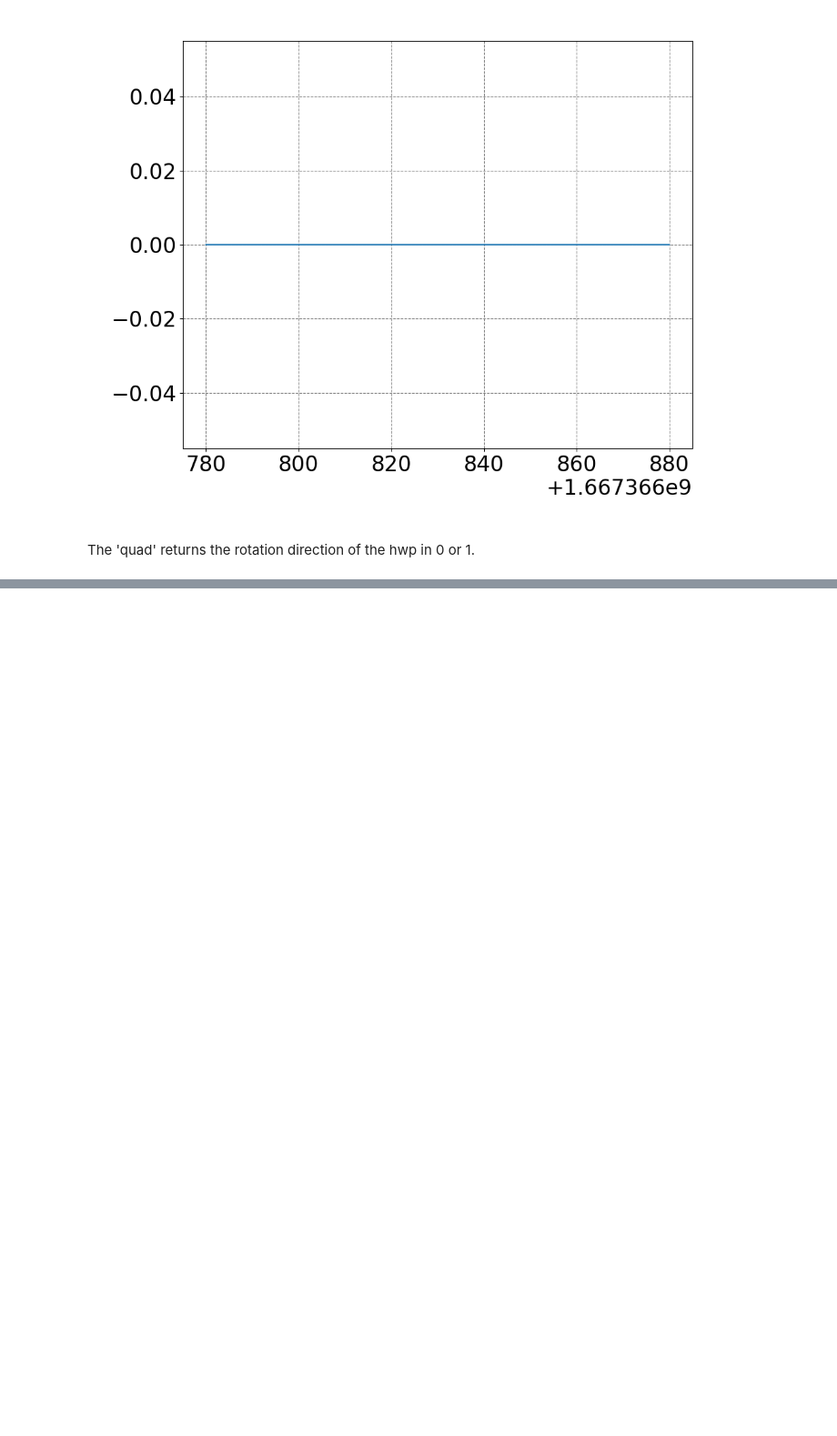
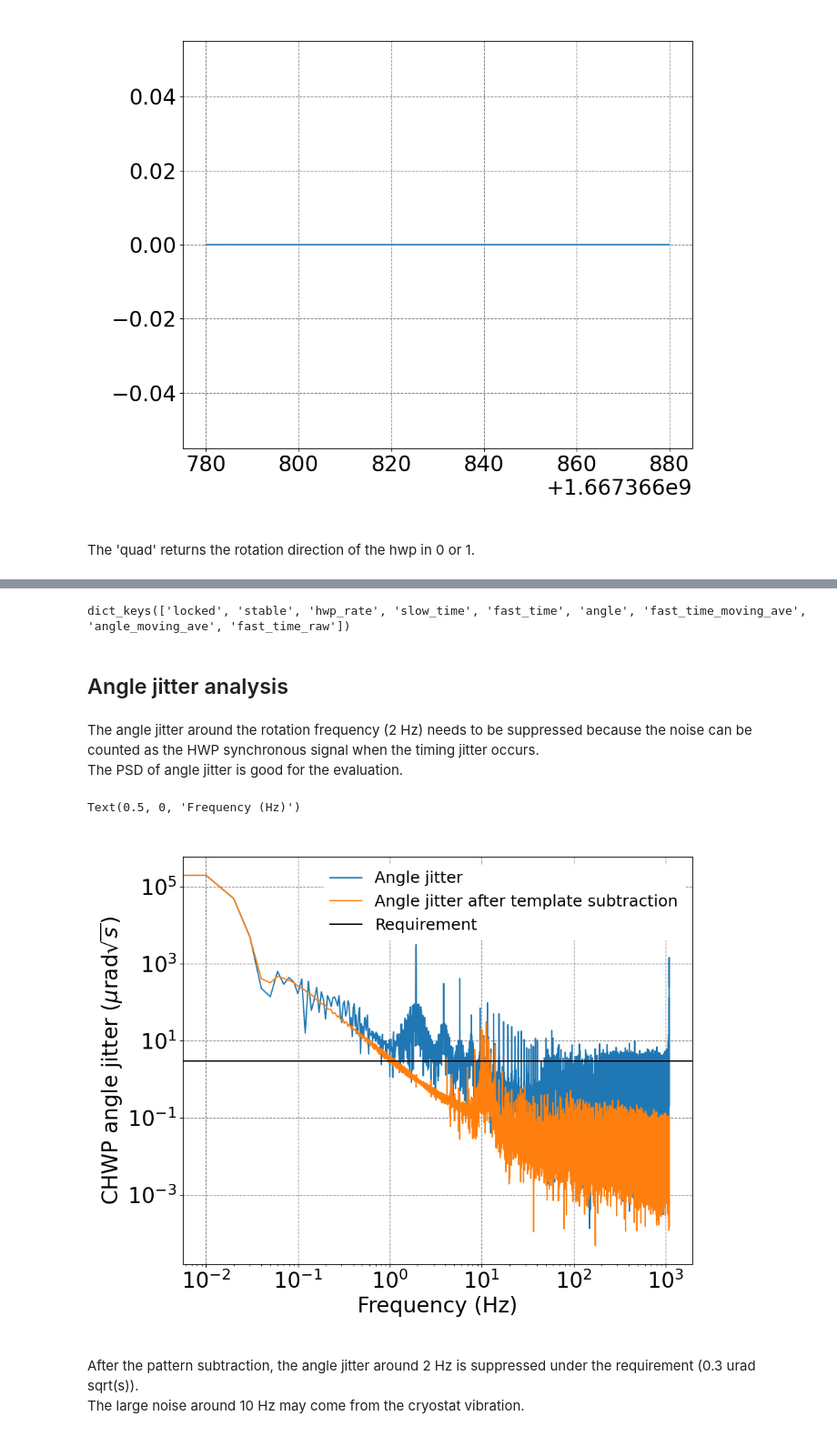
Before and after one commit to 17-sugiyama/CHWPtesting, a Jupyter notebook: hwp_hk_tutorial/encoder_tutorial.ipynb, the cells around one changed output, grey strips where cells are left out. Shown at 91% size. Drawn from its saved outputs; the diff is of its cells as text; code cells hidden in the pictures; blank space fills up the shorter version.

```diff
--- a/hwp_hk_tutorial/encoder_tutorial.ipynb
+++ b/hwp_hk_tutorial/encoder_tutorial.ipynb
@@ -141,0 +170,51 @@ The 'quad' returns the rotation direction of the hwp in 0 or 1.
+# %%
+solved.keys()
+# %% [output]
+dict_keys(['locked', 'stable', 'hwp_rate', 'slow_time', 'fast_time', 'angle', 'fast_time_moving_ave', 'angle_moving_ave', 'fast_time_raw'])
+# %% [markdown]
+## Angle jitter analysis
+# %% [markdown]
+The angle jitter around the rotation frequency (2 Hz) needs to be suppressed because the noise can be counted as the HWP synchronous signal when the timing jitter occurs.\
+The PSD of angle jitter is good for the evaluation.
+# %%
+from scipy import signal
+def angle_jitter_eval(solved, eval_angle=True, deg=1):
+    def angle_fit(t, angle, deg=1):
+        p = np.polyfit(t-np.average(t), angle, deg=deg)
+        pv = np.polyval(p, t-np.average(t))
+        return pv
+
+    if 'angle_moving_ave' not in solved.keys():
+        hwp.eval_angle(solved)
+    if eval_angle:
+        time_linear =np.linspace(solved['fast_time'][0], solved['fast_time'][-1], len(solved['fast_time']))
+        angle = scipy.interpolate.interp1d(solved['fast_time'], solved['angle'], kind='linear', fill_value='extrapolate')(time_linear)
+        freq = np.median(solved['hwp_rate'])
+        fit = angle_fit(time_linear, angle, deg)
+
+    elif not eval_angle:
+        time_linear =np.linspace(solved['fast_time_raw'][0], solved['fast_time_raw'][-1], len(solved['fast_time_raw']))
+        angle = scipy.interpolate.interp1d(solved['fast_time_raw'], solved['angle'], kind='linear', fill_value='extrapolate')(time_linear)
+        freq = np.median(solved['hwp_rate'])
+        fit = angle_fit(time_linear, angle, deg)
+
+
+    f,p=signal.periodogram(angle-fit, fs=freq*1140, window='hamming')
+    return f, p
+# %%
+f, p = angle_jitter_eval(solved, eval_angle=False, deg=1)
+f_, p_ = angle_jitter_eval(solved, eval_angle=True, deg=1)
+plt.figure()
+plt.loglog(f, np.sqrt(p)*1E6, label="Angle jitter")
+plt.loglog(f_, np.sqrt(p_)*1E6, label="Angle jitter after template subtraction")
+plt.axhline(3, color="black", label="Requirement")
+plt.legend()
+plt.ylabel("CHWP angle jitter ($\\mu$rad$\\sqrt{s}$)")
+plt.xlabel("Frequency (Hz)")
+# %% [output]
+Text(0.5, 0, 'Frequency (Hz)')
+[figure, added]
+# %% [markdown]
+
+After the pattern subtraction, the angle jitter around 2 Hz is suppressed under the requirement (0.3 urad sqrt(s)).\
+The large noise around 10 Hz may come from the cryostat vibration.
```
Also changed, not shown: parts of 8 cells of this notebook.
